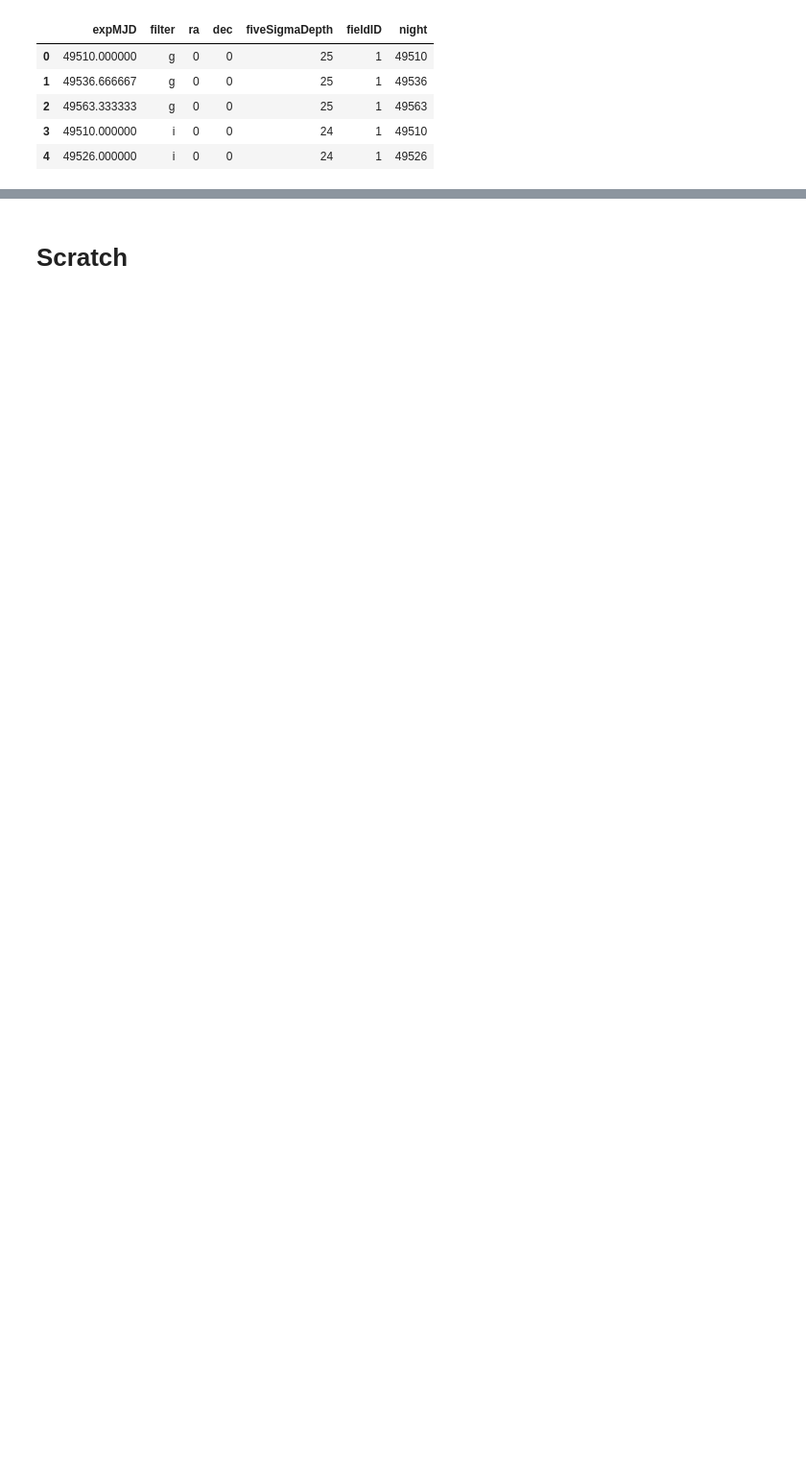
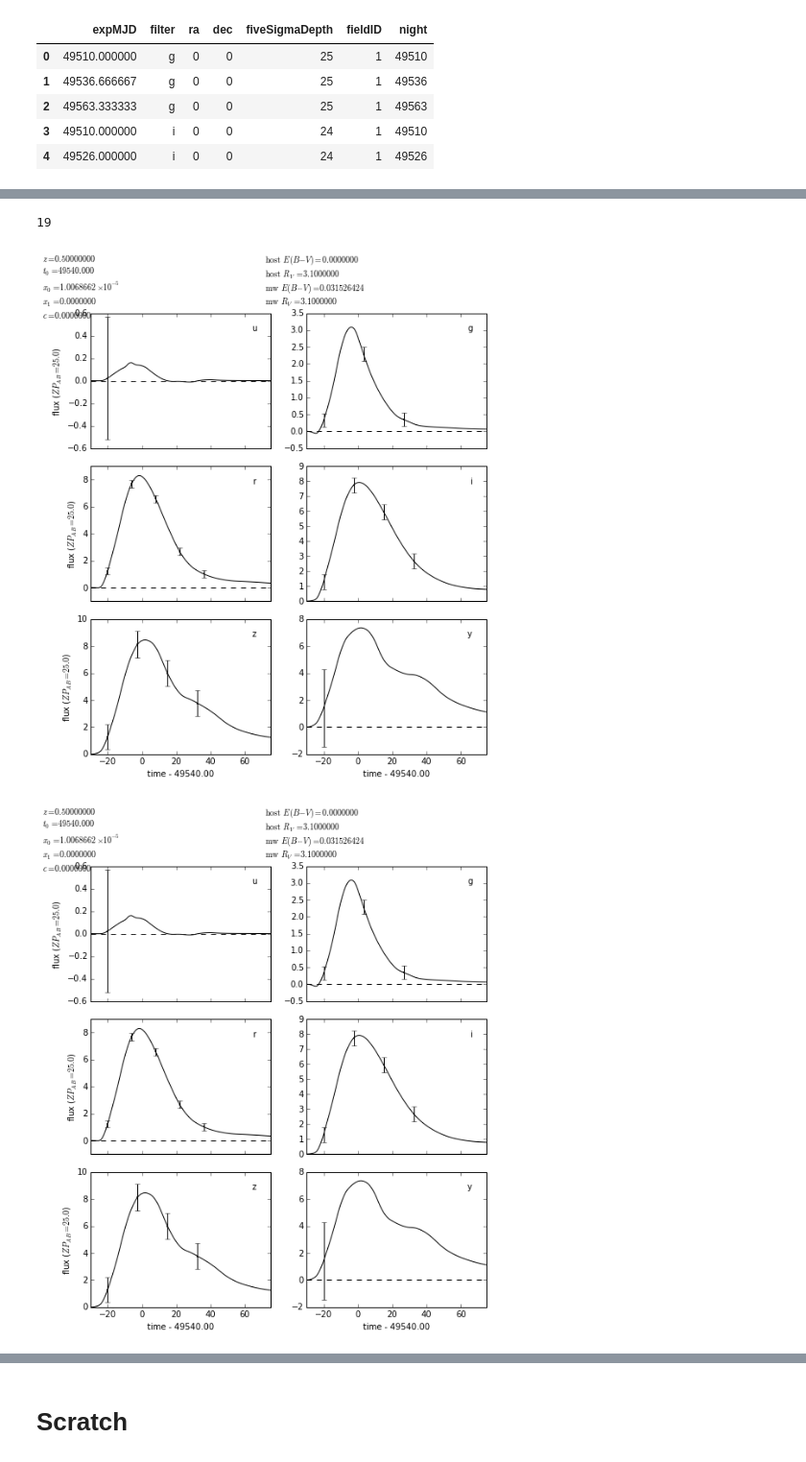
Before and after one commit to rbiswas4/Cadence, a Jupyter notebook: quality/usingPseudoOpsim.ipynb, the cells around one changed output, grey strips where cells are left out. Shown at 96% size. Drawn from its saved outputs; the diff is of its cells as text; code cells hidden in the pictures; blank space fills up the shorter version.

```diff
--- a/quality/usingPseudoOpsim.ipynb
+++ b/quality/usingPseudoOpsim.ipynb
@@ -78,3 +102,5 @@ lc.head()
 | 2 | 49563.333333 | g | 0 | 0 | 25 | 1 | 49563 |
 | 3 | 49510.000000 | i | 0 | 0 | 24 | 1 | 49510 |
 | 4 | 49526.000000 | i | 0 | 0 | 24 | 1 | 49526 |
+# %%
+y = testps.LSST_Obs(mjd_center=49540, lsstrequirements=lsstReq, timeWindow=[-20., 50.])
@@ -80,0 +117,6 @@ lc.head()
+# %%
+y.bumpFactors = [1., 1.5, 1., 0.75, 1., 0.]
+# %%
+lc_309 = y.obsValues()
+# %%
+q_309 = PerSNMetric(summarydf=lc_309, t0=49540, raCol='ra', decCol='dec', lsst_bp=lsst_bp, fieldID=None)
@@ -80,0 +146,3 @@ lc.head()
+# %%
+q_309.lcplot()
+# %% [output]
@@ -80,0 +159,3 @@ lc.head()
+19
+[figure, added]
+[figure, added]
```
Also changed, not shown: parts of 35 cells of this notebook, 4 other files.
